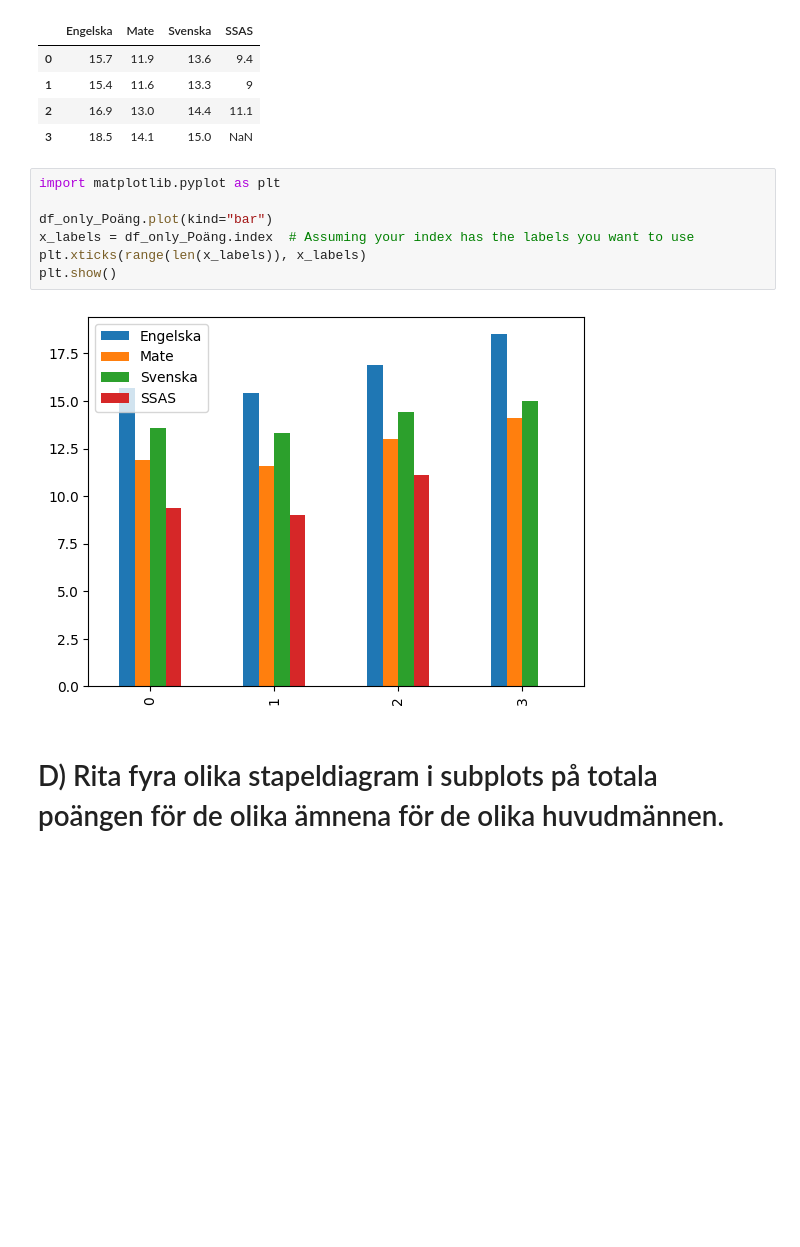
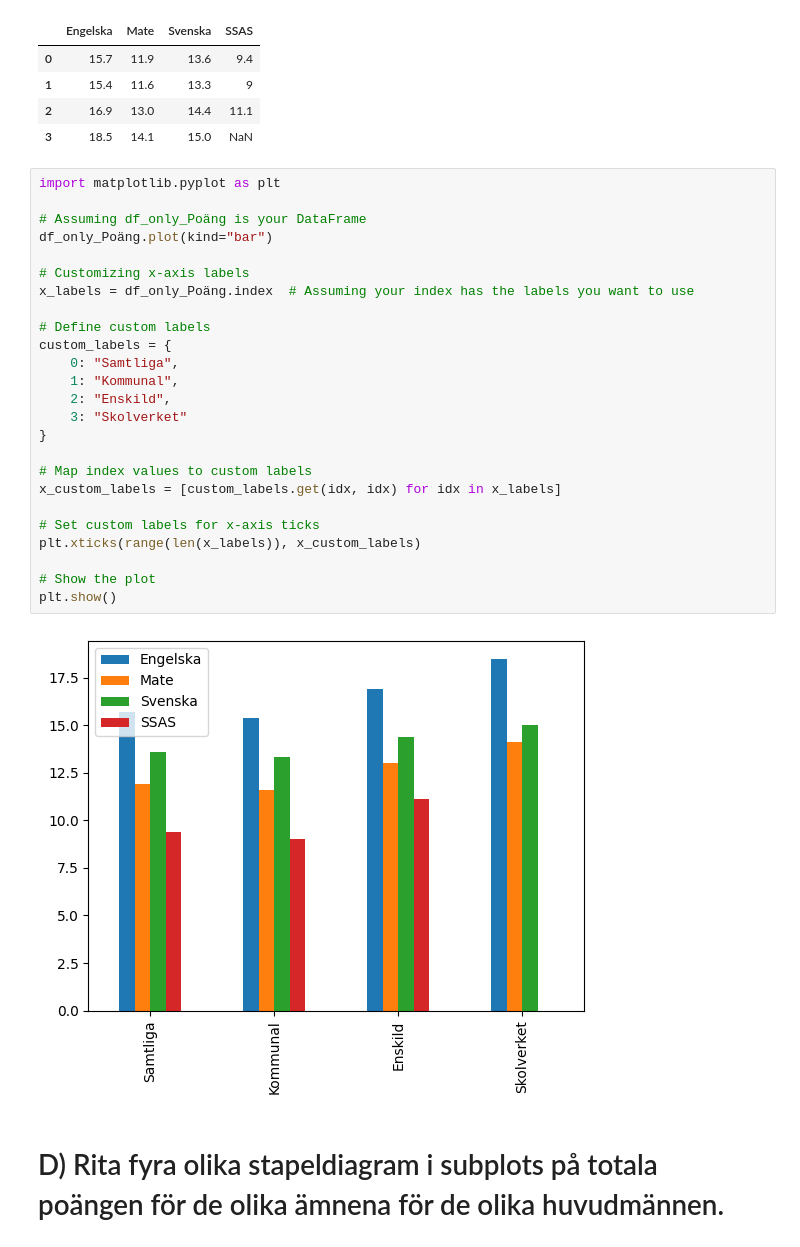
Before and after one commit to mosendamnit/Python-Muhsin-Ahmad-OPA23, a Jupyter notebook: Lab2/Uppgift_0/lab2.ipynb, the cells around one changed output. Cells and saved outputs as stored; diff of their text form; blank space fills up the shorter version.

```diff
--- a/Lab2/Uppgift_0/lab2.ipynb
+++ b/Lab2/Uppgift_0/lab2.ipynb
@@ -196,12 +196,30 @@ df_only_Poäng
 # %%
 import matplotlib.pyplot as plt
 
+# Assuming df_only_Poäng is your DataFrame
 df_only_Poäng.plot(kind="bar")
+
+# Customizing x-axis labels
 x_labels = df_only_Poäng.index  # Assuming your index has the labels you want to use
-plt.xticks(range(len(x_labels)), x_labels)
+
+# Define custom labels
+custom_labels = {
+    0: "Samtliga",
+    1: "Kommunal",
+    2: "Enskild",
+    3: "Skolverket"
+}
+
+# Map index values to custom labels
+x_custom_labels = [custom_labels.get(idx, idx) for idx in x_labels]
+
+# Set custom labels for x-axis ticks
+plt.xticks(range(len(x_labels)), x_custom_labels)
+
+# Show the plot
 plt.show()
 # %% [output]
-[figure, old version]
+[figure, new version]
 # %% [markdown]
 # D) Rita fyra olika stapeldiagram i subplots på totala poängen för de olika ämnena för de olika huvudmännen.
 # %%
```
